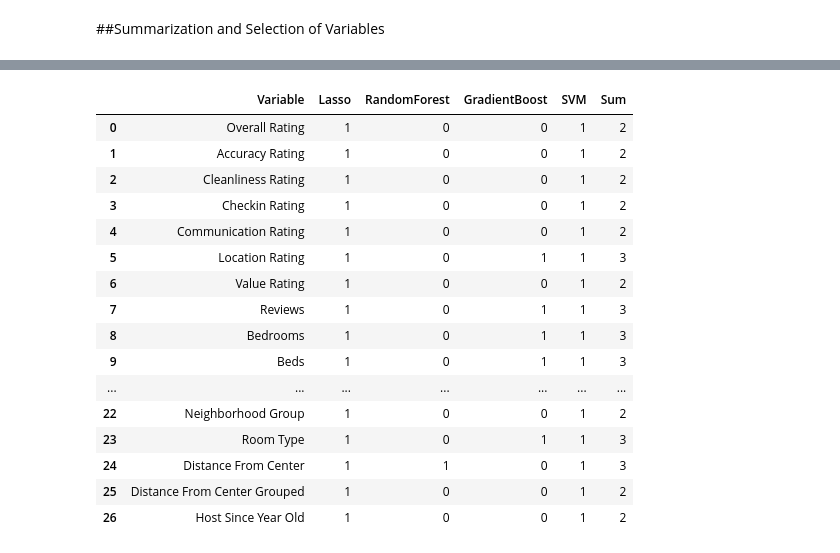
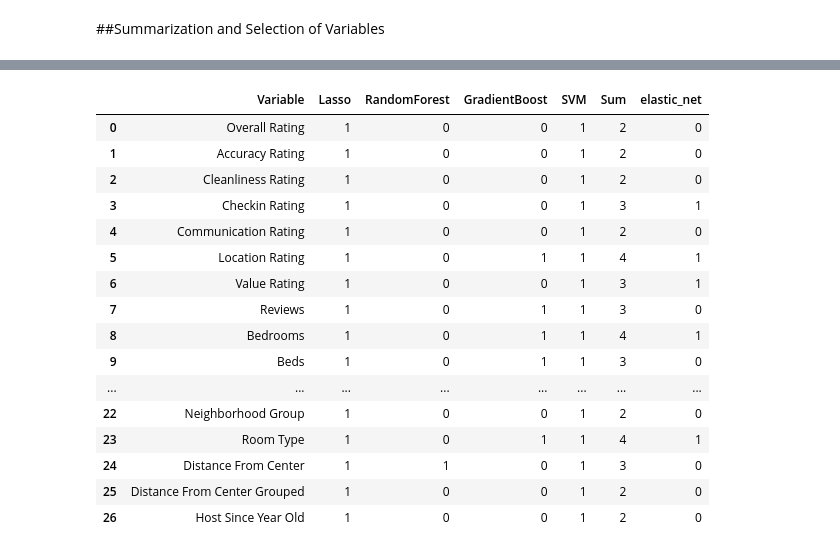
Before and after one commit to rafatb/Berlin_Airbnb_Price_Prediction, a Jupyter notebook: 3_Airbnb_Berlin_Feature_Selection.ipynb, the cells around one changed output, grey strips where cells are left out. Drawn from its saved outputs; the diff is of its cells as text; code cells hidden in the pictures.

```diff
--- a/3_Airbnb_Berlin_Feature_Selection.ipynb
+++ b/3_Airbnb_Berlin_Feature_Selection.ipynb
@@ -50,3 +52,5 @@ memory usage: 4.4+ MB
+# %%
+df = df.drop(columns=['Longitude', 'Latitude'], inplace=False)
 # %% [markdown]
 #Lable encoding
 # %%
@@ -231,13 +235,9 @@ from sklearn.linear_model import ElasticNet
 from sklearn.preprocessing import StandardScaler
 from sklearn.metrics import mean_squared_error
 
-# Initialize Elastic Net with both L1 and L2 regularization
 elastic_net = ElasticNet(alpha=0.1, l1_ratio=0.5, random_state=42)
 elastic_net.fit(X, y)
 
-# Get the coefficients
-coef = elastic_net.coef_
-
-# Print the selected features
-# selected_features = [feature_names[i] for i in range(len(coef)) if coef[i] != 0]
-# print("Selected Features:", selected_features)
+# Use SelectFromModel to extract important features
+selector = SelectFromModel(elastic_net, prefit=True)  # Prefit=True means model is already trained
+selector.get_support()  # Boolean mask for selected features
@@ -254,3 +248,5 @@ array([ -0.83458098,  -5.88221228,   2.88702512,  13.33493779,
+# %%
+varSel['elastic_net'] = selector.get_support().astype('int64')
 # %% [markdown]
 ##Summarization and Selection of Variables
 # %%
@@ -276,23 +272,23 @@ varSel.head(30)
 # %%
-varSel['Sum'] =  np.sum(varSel[["Lasso",	"RandomForest",	"GradientBoost"	,"SVM"]],axis=1)
+varSel['Sum'] =  np.sum(varSel[["Lasso",	"RandomForest",	"GradientBoost"	,"SVM","elastic_net"]],axis=1)
 varSel
 # %% [output]
-|  | Variable | Lasso | RandomForest | GradientBoost | SVM | Sum |
-| 0 | Overall Rating | 1 | 0 | 0 | 1 | 2 |
-| 1 | Accuracy Rating | 1 | 0 | 0 | 1 | 2 |
-| 2 | Cleanliness Rating | 1 | 0 | 0 | 1 | 2 |
-| 3 | Checkin Rating | 1 | 0 | 0 | 1 | 2 |
-| 4 | Communication Rating | 1 | 0 | 0 | 1 | 2 |
-| 5 | Location Rating | 1 | 0 | 1 | 1 | 3 |
-| 6 | Value Rating | 1 | 0 | 0 | 1 | 2 |
-| 7 | Reviews | 1 | 0 | 1 | 1 | 3 |
-| 8 | Bedrooms | 1 | 0 | 1 | 1 | 3 |
-| 9 | Beds | 1 | 0 | 1 | 1 | 3 |
-| ... | ... | ... | ... | ... | ... | ... |
-| 22 | Neighborhood Group | 1 | 0 | 0 | 1 | 2 |
-| 23 | Room Type | 1 | 0 | 1 | 1 | 3 |
-| 24 | Distance From Center | 1 | 1 | 0 | 1 | 3 |
-| 25 | Distance From Center Grouped | 1 | 0 | 0 | 1 | 2 |
-| 26 | Host Since Year Old | 1 | 0 | 0 | 1 | 2 |
+|  | Variable | Lasso | RandomForest | GradientBoost | SVM | Sum | elastic_net |
+| 0 | Overall Rating | 1 | 0 | 0 | 1 | 2 | 0 |
+| 1 | Accuracy Rating | 1 | 0 | 0 | 1 | 2 | 0 |
+| 2 | Cleanliness Rating | 1 | 0 | 0 | 1 | 2 | 0 |
+| 3 | Checkin Rating | 1 | 0 | 0 | 1 | 3 | 1 |
+| 4 | Communication Rating | 1 | 0 | 0 | 1 | 2 | 0 |
+| 5 | Location Rating | 1 | 0 | 1 | 1 | 4 | 1 |
+| 6 | Value Rating | 1 | 0 | 0 | 1 | 3 | 1 |
+| 7 | Reviews | 1 | 0 | 1 | 1 | 3 | 0 |
+| 8 | Bedrooms | 1 | 0 | 1 | 1 | 4 | 1 |
+| 9 | Beds | 1 | 0 | 1 | 1 | 3 | 0 |
+| ... | ... | ... | ... | ... | ... | ... | ... |
+| 22 | Neighborhood Group | 1 | 0 | 0 | 1 | 2 | 0 |
+| 23 | Room Type | 1 | 0 | 1 | 1 | 4 | 1 |
+| 24 | Distance From Center | 1 | 1 | 0 | 1 | 3 | 0 |
+| 25 | Distance From Center Grouped | 1 | 0 | 0 | 1 | 2 | 0 |
+| 26 | Host Since Year Old | 1 | 0 | 0 | 1 | 2 | 0 |
 # %%
 varSel.groupby('Sum')['Variable'].count()
```
Also changed, not shown: parts of 10 cells of this notebook.
